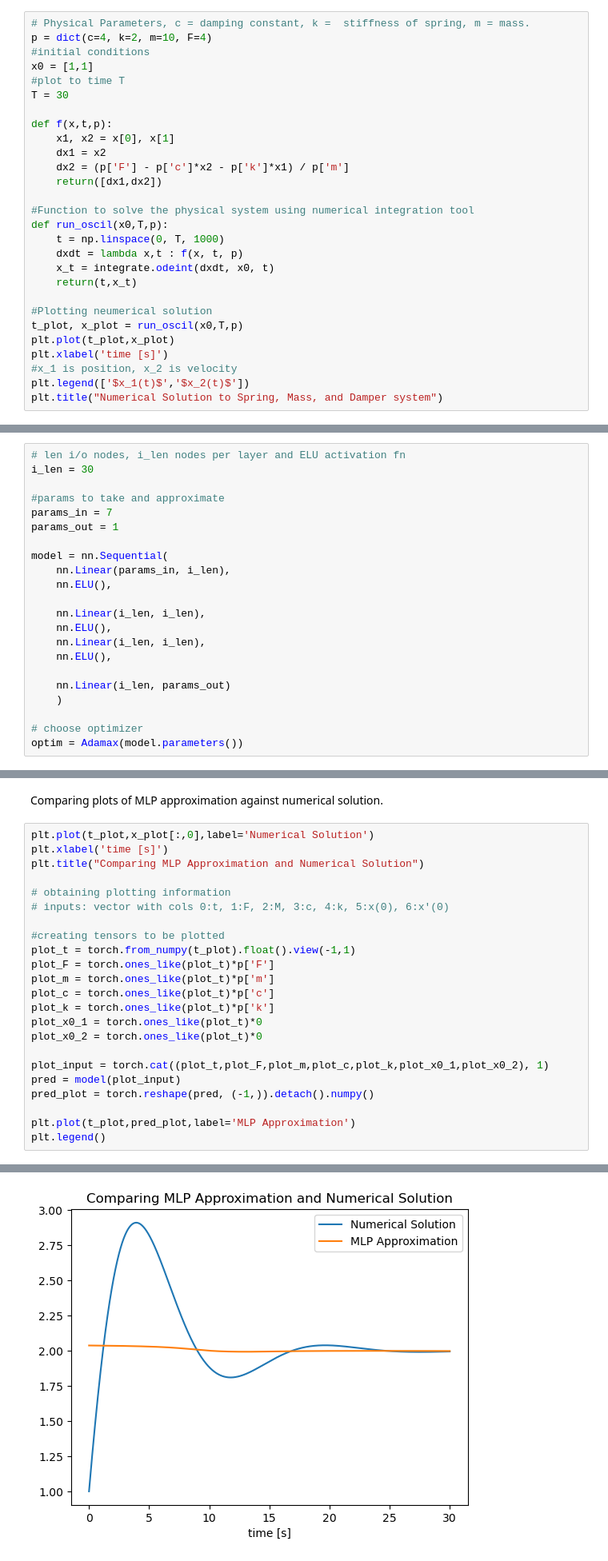
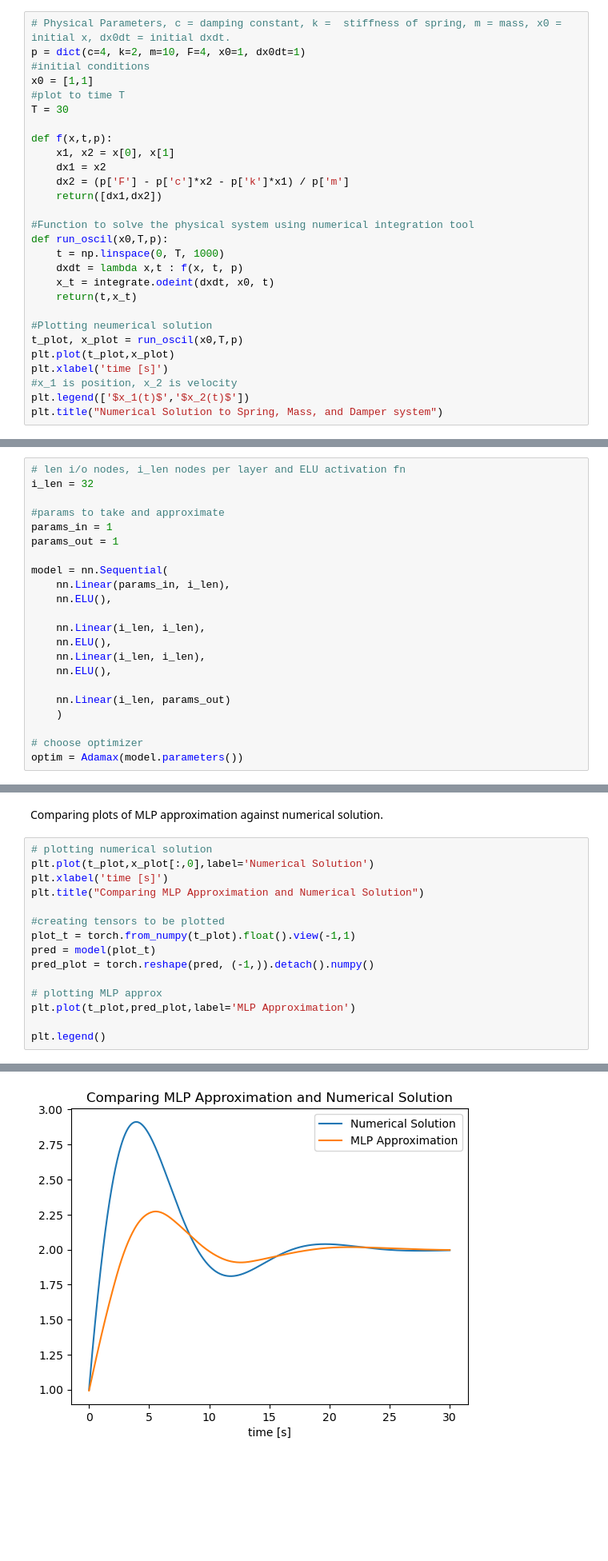
Before and after one commit to RoshenS/PINNs, a Jupyter notebook: Simple PINN.ipynb, the cells around one changed output, grey strips where cells are left out. Shown: that part at 80% size. Drawn from its saved outputs; the diff is of its cells as text; blank space fills up the shorter version.

Commit message:
Simplified PINN approach by only taking in the time parameter to estimate displacement

```diff
--- a/Simple PINN.ipynb
+++ b/Simple PINN.ipynb
@@ -15,8 +15,8 @@ $ F(t) -c \frac{d\mathbf{x}}{d t}(t) - kx(t) = m\frac{d\mathbf{x^2}}{d t}(t)$
 
 $\frac{d\mathbf{x^2}}{d t}(t) = ( F(t) -c \frac{d\mathbf{x}}{d t}(t) - kx(t) ) /m$
 # %%
-# Physical Parameters, c = damping constant, k =  stiffness of spring, m = mass.
-p = dict(c=4, k=2, m=10, F=4)
+# Physical Parameters, c = damping constant, k =  stiffness of spring, m = mass, x0 = initial x, dx0dt = initial dxdt.
+p = dict(c=4, k=2, m=10, F=4, x0=1, dx0dt=1)
 #initial conditions
 x0 = [1,1]
 #plot to time T
@@ -86,10 +70,10 @@ train = torch.cat((t_train, F_train, m_train, c_train, k_train, x0_1_train, x0_2
 Defining the Model, Loss and Optimizer
 # %%
 # len i/o nodes, i_len nodes per layer and ELU activation fn
-i_len = 30
+i_len = 32
 
 #params to take and approximate
-params_in = 7
+params_in = 1
 params_out = 1
 
 model = nn.Sequential(
@@ -183,28 +170,20 @@ Finished epoch 900, latest loss 0.014683145098388195
 # %% [markdown]
 Comparing plots of MLP approximation against numerical solution.
 # %%
+# plotting numerical solution
 plt.plot(t_plot,x_plot[:,0],label='Numerical Solution')
 plt.xlabel('time [s]')
 plt.title("Comparing MLP Approximation and Numerical Solution")
 
-# obtaining plotting information
-# inputs: vector with cols 0:t, 1:F, 2:M, 3:c, 4:k, 5:x(0), 6:x'(0)
-
 #creating tensors to be plotted
 plot_t = torch.from_numpy(t_plot).float().view(-1,1)
-plot_F = torch.ones_like(plot_t)*p['F']
-plot_m = torch.ones_like(plot_t)*p['m']
-plot_c = torch.ones_like(plot_t)*p['c']
-plot_k = torch.ones_like(plot_t)*p['k']
-plot_x0_1 = torch.ones_like(plot_t)*0
-plot_x0_2 = torch.ones_like(plot_t)*0
-
-plot_input = torch.cat((plot_t,plot_F,plot_m,plot_c,plot_k,plot_x0_1,plot_x0_2), 1)
-pred = model(plot_input)
+pred = model(plot_t)
 pred_plot = torch.reshape(pred, (-1,)).detach().numpy()
 
+# plotting MLP approx
 plt.plot(t_plot,pred_plot,label='MLP Approximation')
+
 plt.legend()
 # %% [output]
 <matplotlib.legend.Legend at 0x...>
-[figure, old version]
+[figure, new version]
```
Also changed, not shown: parts of 7 cells of this notebook, 1 other file.
